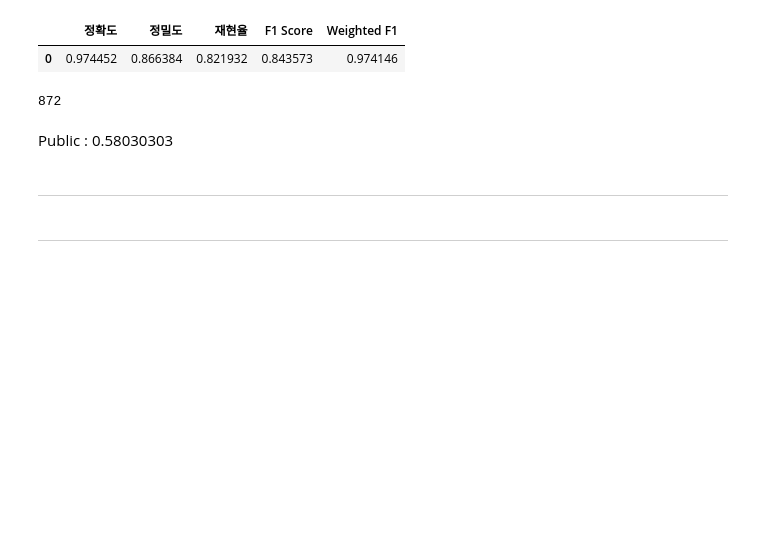
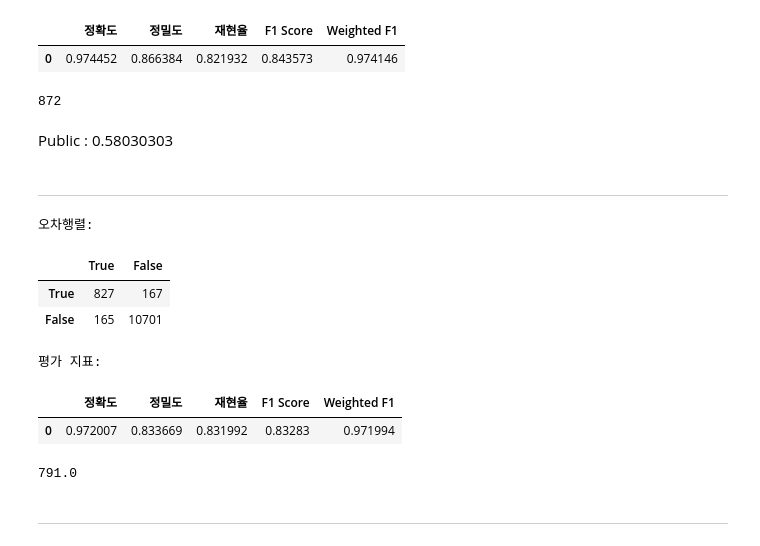
Before and after one commit to BaekJunehong/LG_Aimers_4th, a Jupyter notebook: Total_code.ipynb, the cells around one changed output. Drawn from its saved outputs; the diff is of its cells as text; code cells hidden in the pictures; blank space fills up the shorter version.

Commit message:
cutoff model upload

```diff
--- a/Total_code.ipynb
+++ b/Total_code.ipynb
@@ -1061,5 +1061,35 @@ sum(test_pred) # True로 예측된 개수
 Public : 0.58030303
 # %% [markdown]
 ------
+# %%
+# ExtraTrees
+et_model = ExtraTreesClassifier(
+    n_estimators=100
+    , max_depth=48
+    , min_samples_split=3
+		, min_samples_leaf=1
+		, criterion='gini'
+		, random_state=0
+)
+
+et_model.fit(x_train, y_train)
+
+pred = et_model.predict(x_val)
+get_clf_eval(y_val, pred)
+
+# 예측에 필요한 데이터 분리
+x_test = df_test_encoded.drop(["is_converted", "id"], axis=1)
+
+test_pred = et_model.predict(x_test)
+sum(test_pred) # True로 예측된 개수
+# %% [output]
+오차행렬:
+|  | True | False |
+| True | 827 | 167 |
+| False | 165 | 10701 |
+평가 지표:
+|  | 정확도 | 정밀도 | 재현율 | F1 Score | Weighted F1 |
+| 0 | 0.972007 | 0.833669 | 0.831992 | 0.83283 | 0.971994 |
+791.0
 # %% [markdown]
 -----
```
Also changed, not shown: parts of 8 cells of this notebook.
